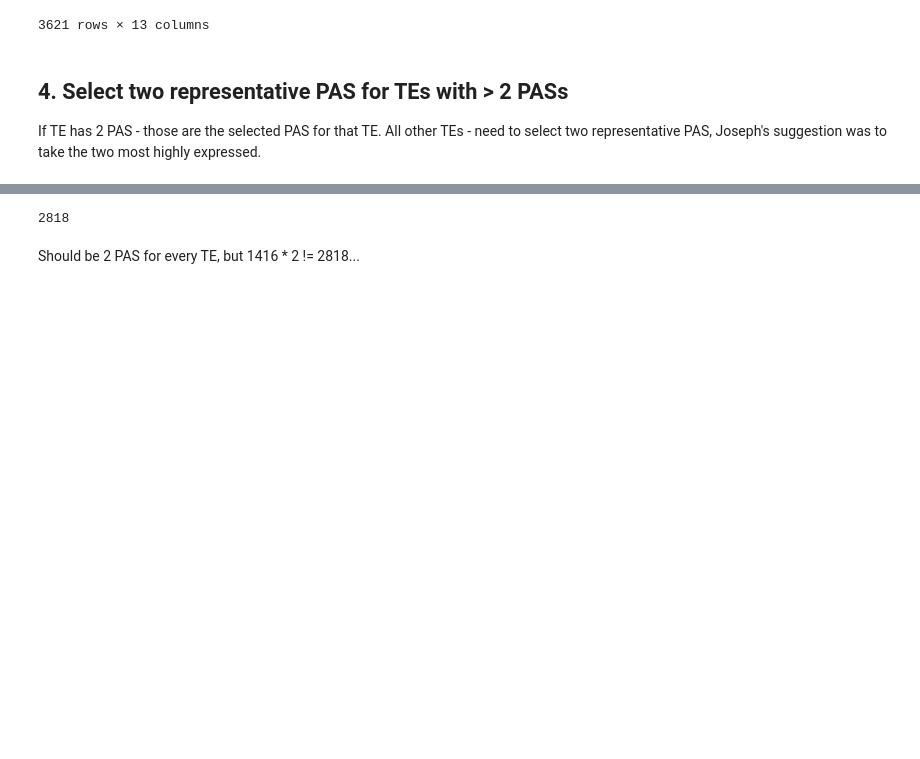
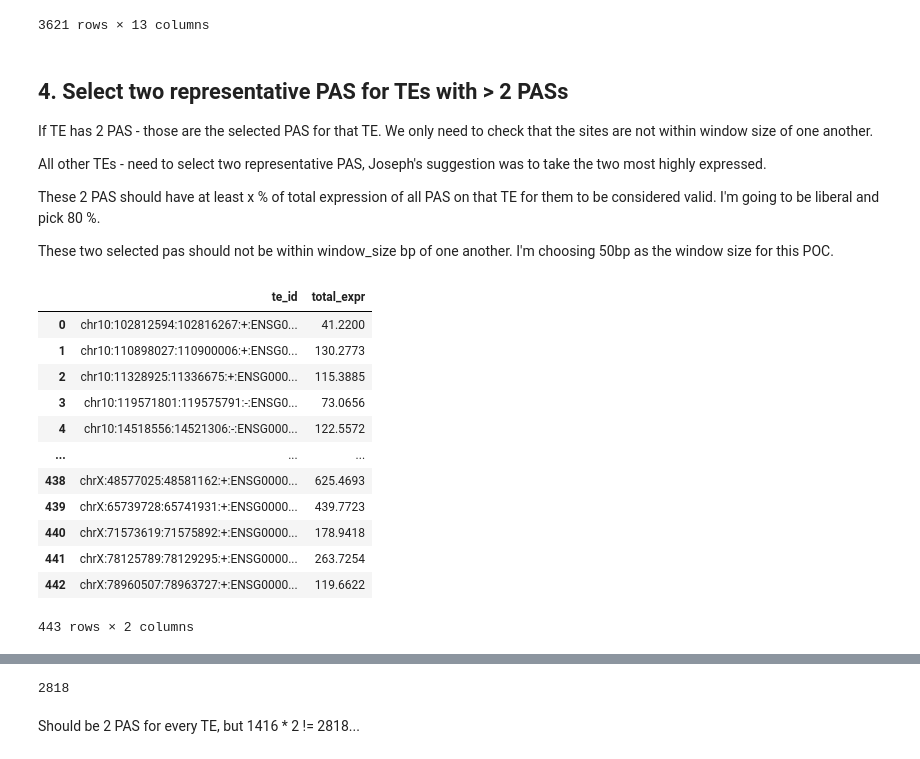
Before and after one commit to iRNA-COSI/APAeval, a Jupyter notebook: summary_workflows/relative_quantification/poc/relative_quant_poc.ipynb, the cells around one changed output, grey strips where cells are left out. Cells and saved outputs as stored; diff of their text form; code cells hidden in the pictures; blank space fills up the shorter version.

```diff
--- a/summary_workflows/relative_quantification/poc/relative_quant_poc.ipynb
+++ b/summary_workflows/relative_quantification/poc/relative_quant_poc.ipynb
@@ -754,8 +754,39 @@ gt_pas_tes
 
 ## 4. Select two representative PAS for TEs with > 2 PASs
 
-If TE has 2 PAS - those are the selected PAS for that TE.
+If TE has 2 PAS - those are the selected PAS for that TE. We only need to check that the sites are not within window size of one another.
+
 All other TEs - need to select two representative PAS, Joseph's suggestion was to take the two most highly expressed.
+
+These 2 PAS should have at least x % of total expression of all PAS on that TE for them to be considered valid. I'm going to be liberal and pick 80 %.
+
+These two selected pas should not be within window_size bp of one another. I'm choosing 50bp as the window size for this POC.
+# %%
+# Calculate sum of expression of sites overlapping each te (for sites with > 2 pas)
+gt_pas_tes_2plus_expr_sum = (gt_pas_tes.subset(lambda df: df["NumberOverlaps"] > 2)
+ .as_df()
+ .groupby("te_id")
+ ["Score"]
+ .sum()
+                             .reset_index()
+                             .rename(columns={"Score": "total_expr"})
+)
+
+gt_pas_tes_2plus_expr_sum
+# %% [output]
+|  | te_id | total_expr |
+| 0 | chr10:102812594:102816267:+:ENSG0... | 41.2200 |
+| 1 | chr10:110898027:110900006:+:ENSG0... | 130.2773 |
+| 2 | chr10:11328925:11336675:+:ENSG000... | 115.3885 |
+| 3 | chr10:119571801:119575791:-:ENSG0... | 73.0656 |
+| 4 | chr10:14518556:14521306:-:ENSG000... | 122.5572 |
+| ... | ... | ... |
+| 438 | chrX:48577025:48581162:+:ENSG0000... | 625.4693 |
+| 439 | chrX:65739728:65741931:+:ENSG0000... | 439.7723 |
+| 440 | chrX:71573619:71575892:+:ENSG0000... | 178.9418 |
+| 441 | chrX:78125789:78129295:+:ENSG0000... | 263.7254 |
+| 442 | chrX:78960507:78963727:+:ENSG0000... | 119.6622 |
+443 rows × 2 columns
 # %%
 # Apparently the rank approach is much faster if we're worried about that...
 # https://stackoverflow.com/questions/62157558/filter-for-rows-with-n-largest-values-for-each-group
```
Also changed, not shown: parts of 6 cells of this notebook.
